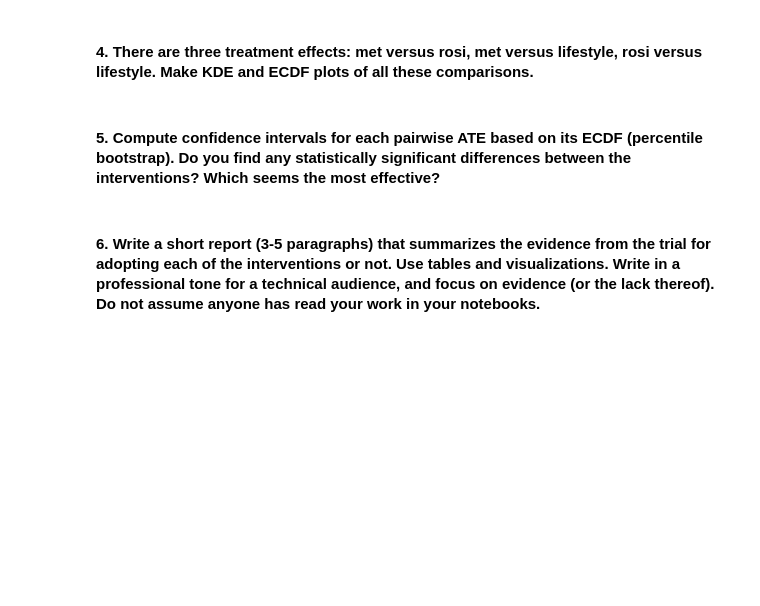
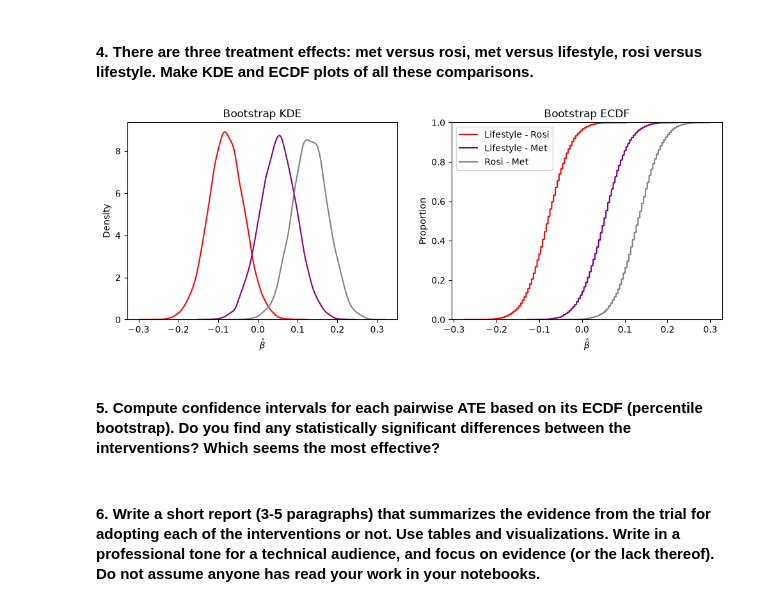
Before and after one commit to ae-phillips/uu_bootstrap, a Jupyter notebook: Thursday_lab/lab6_part2.ipynb, the cells around one changed output. Saved outputs shown, nothing was run; the diff lists cells and outputs as text; code cells hidden in the pictures; blank space fills up the shorter version.

```diff
--- a/Thursday_lab/lab6_part2.ipynb
+++ b/Thursday_lab/lab6_part2.ipynb
@@ -122,17 +124,26 @@ plt.show()
 # %%
 fig, ax = plt.subplots(1, 2, figsize=(12, 4))
 
 ## KDE
-sns.kdeplot(ate, ax=ax[0])
+sns.kdeplot(ate_ab, label = "Lifestyle - Rosi", color = "red", ax=ax[0])
+sns.kdeplot(ate_ac, label = "Lifestyle - Met", color = "purple", ax=ax[0])
+sns.kdeplot(ate_bc, label = "Rosi - Met", color = "grey", ax=ax[0])
+
 ax[0].set_xlabel(r"$\hat{\beta}$")
 ax[0].set_title("Bootstrap KDE")
 
 ## ECDF
-sns.ecdfplot(ate, ax=ax[1])
+sns.ecdfplot(ate_ab, label = "Lifestyle - Rosi", color = "red", ax=ax[1])
+sns.ecdfplot(ate_ac, label = "Lifestyle - Met", color = "purple", ax=ax[1])
+sns.ecdfplot(ate_bc, label = "Rosi - Met", color = "grey", ax=ax[1])
+
 ax[1].set_xlabel(r"$\hat{\beta}$")
 ax[1].set_title("Bootstrap ECDF")
 
+plt.legend()
 plt.show()
+# %% [output]
+[figure, added]
 # %% [markdown]
 #### **5. Compute confidence intervals for each pairwise ATE based on its ECDF (percentile bootstrap). Do you find any statistically significant differences between the interventions? Which seems the most effective?**
 # %% [markdown]
```
Also changed, not shown: parts of 3 cells of this notebook.
